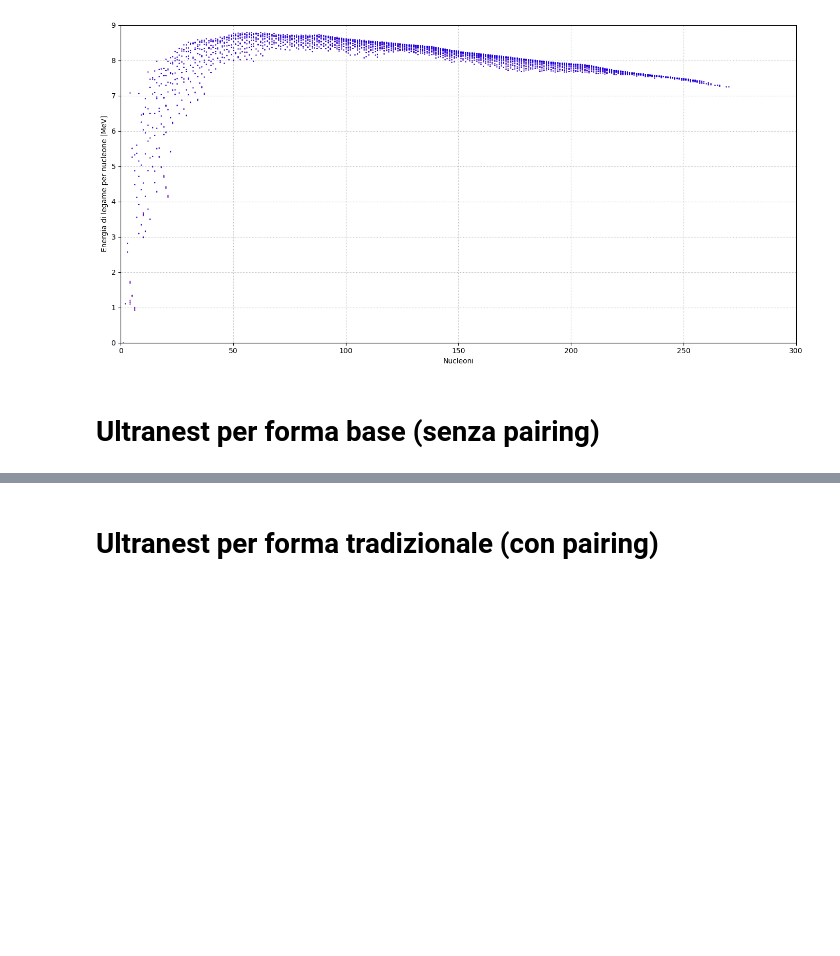
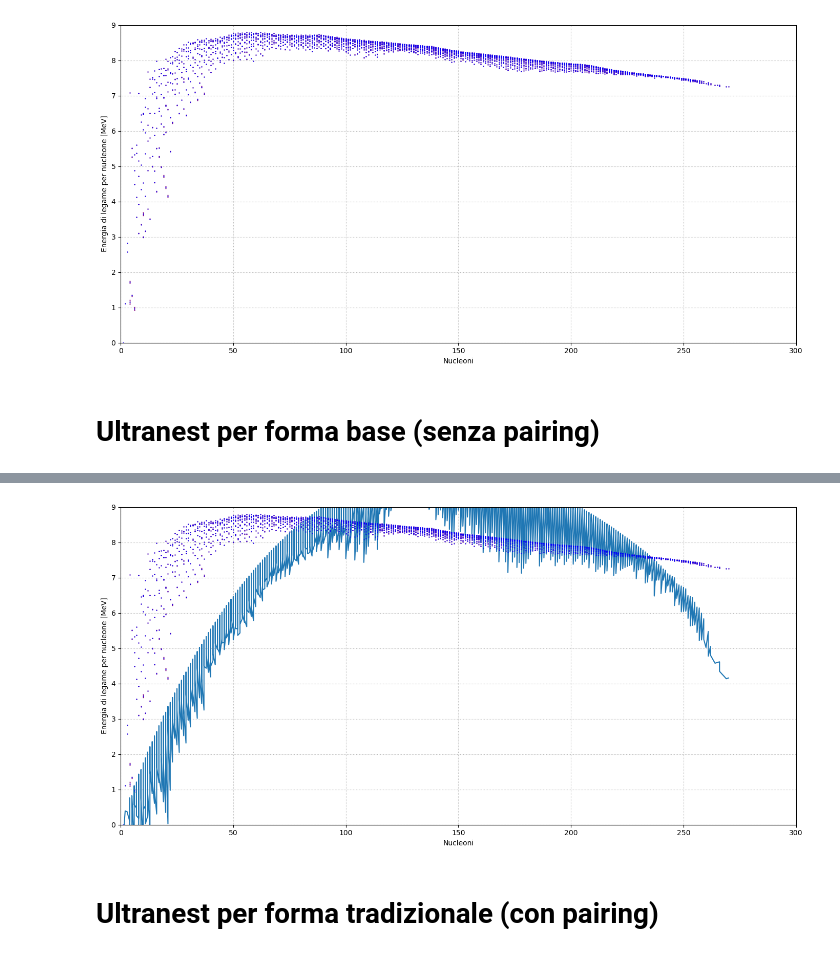
Before and after one commit to Lvetto/masse_nucleari, a Jupyter notebook: Esperienza_5.ipynb, the cells around one changed output, grey strips where cells are left out. Drawn from its saved outputs; the diff is of its cells as text; code cells hidden in the pictures; blank space fills up the shorter version.

Commit message:
Qualcosa non va con ultranest

```diff
--- a/Esperienza_5.ipynb
+++ b/Esperienza_5.ipynb
@@ -152,3 +153,20 @@ axes = figure.axes
+# %%
+plt.figure(figsize = (14,7))
+plt.errorbar(data["A"], data["binding_energy"]*1e-3, yerr = data["binding_energy_err"]*1e-3,
+             fmt = ".", ms=1, color="b", elinewidth=1, ecolor = "purple", capsize = 1)
+model = 0.197 * A - 0.001 * A23 - 0.023 * ZZ - 0.683 * NZ
+plt.plot(data["A"], model)
+plt.xlabel("Nucleoni")
+plt.ylabel("Energia di legame per nucleone [MeV]")
+plt.xlim(0,300)
+plt.ylim(0,9)
+plt.grid(linestyle = ":")
+plt.tight_layout()
+plt.show()
+
+# DA QUESTO TEST È EVIDENTE CHE ULTRANEST NON STIA FUNZIONANDO
+# %% [output]
+[figure, added]
 # %% [markdown]
 # Ultranest per forma tradizionale (con pairing)
 # %%
```
Also changed, not shown: parts of 6 cells of this notebook, 1 other file.
